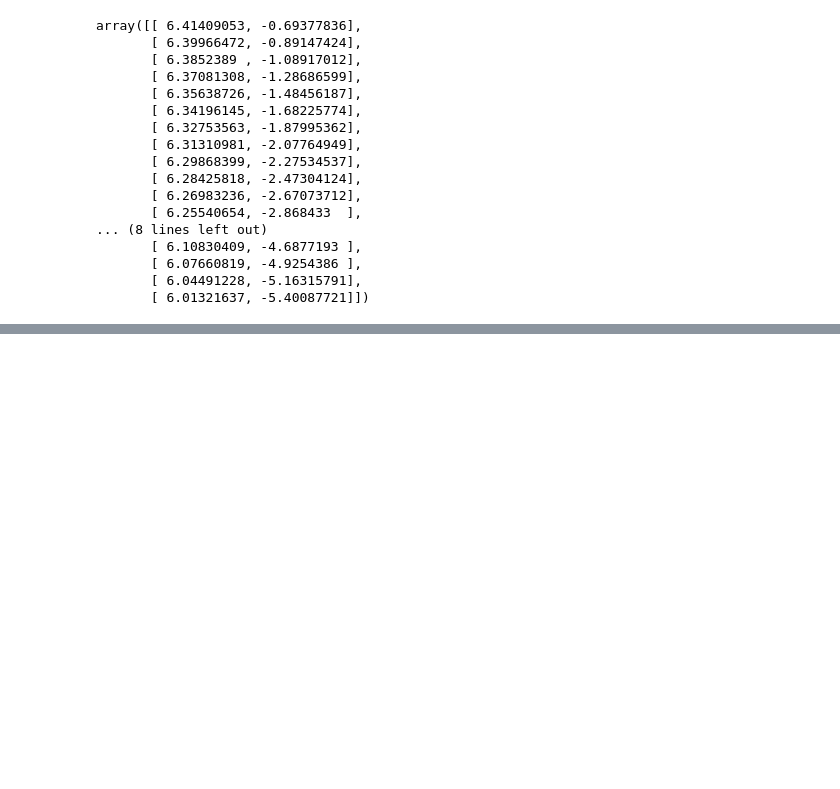
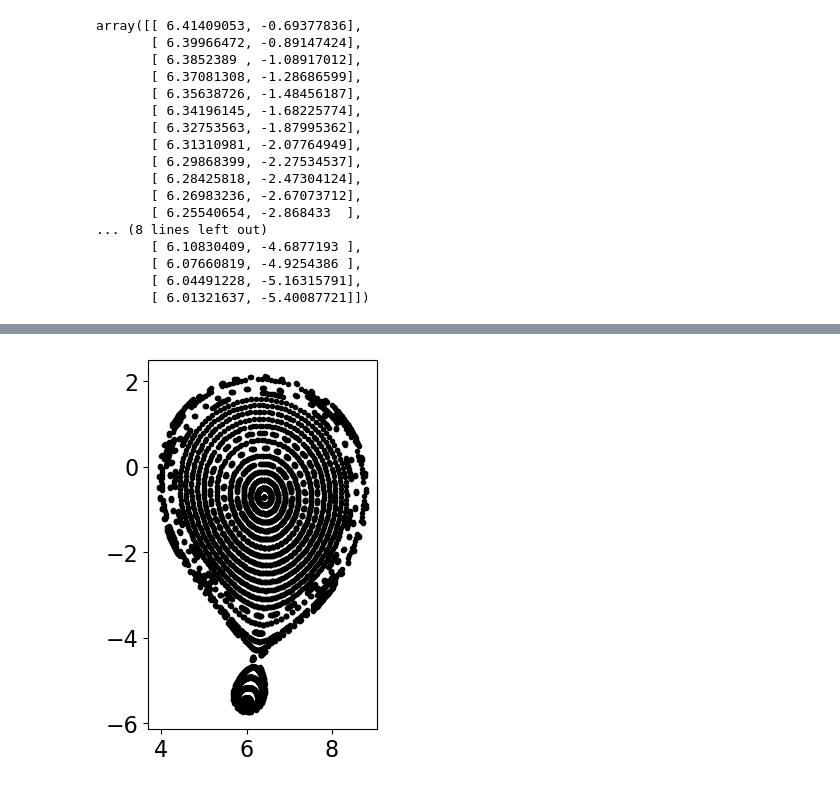
Before and after one commit to Akitzu/pyoculus, a Jupyter notebook: examples/toybox_tok.ipynb, the cells around one changed output, grey strips where cells are left out. Cells and saved outputs as stored; diff of their text form; code cells hidden in the pictures; blank space fills up the shorter version.

```diff
--- a/examples/toybox_tok.ipynb
+++ b/examples/toybox_tok.ipynb
@@ -75,2 +85,6 @@ pplot.plot()
+# %%
+fig, ax = pplot.plot()
+# %% [output]
+[figure, added]
 # %%
 pplot.compute_iota()
```
Also changed, not shown: parts of 15 cells of this notebook, 2 other files.
